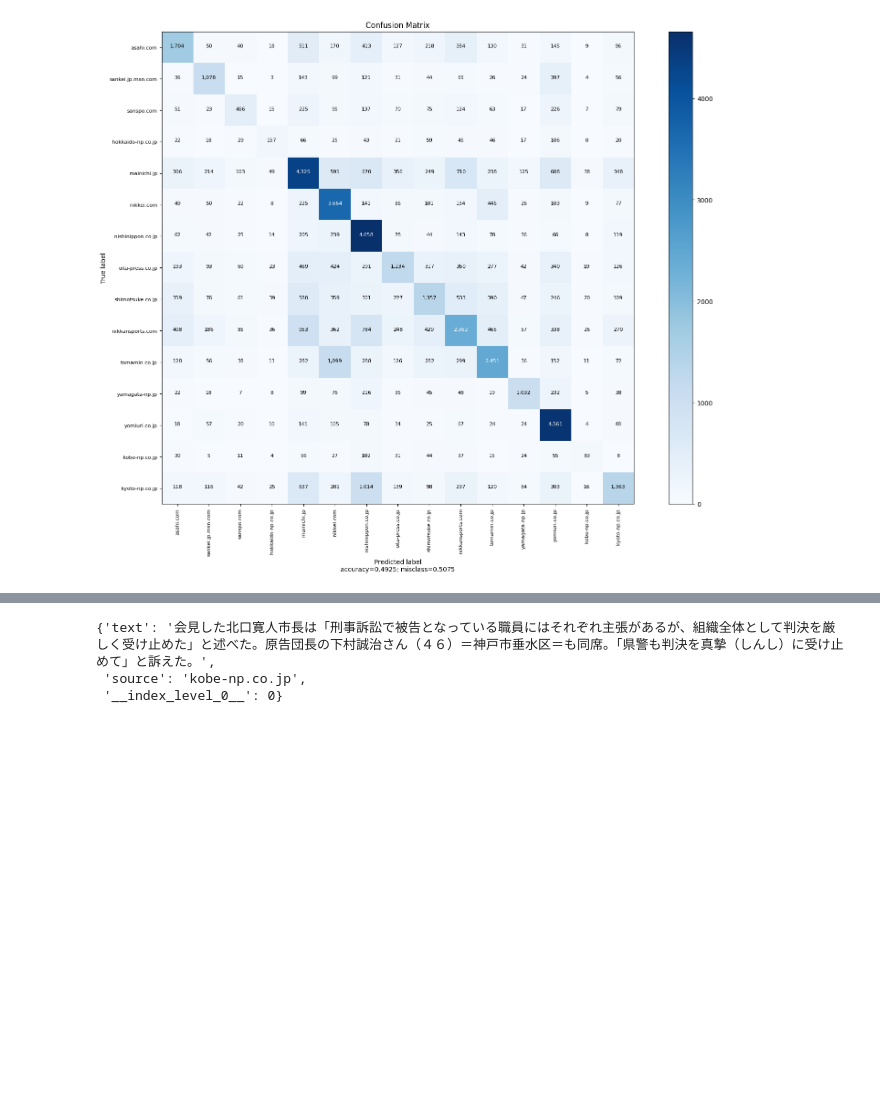
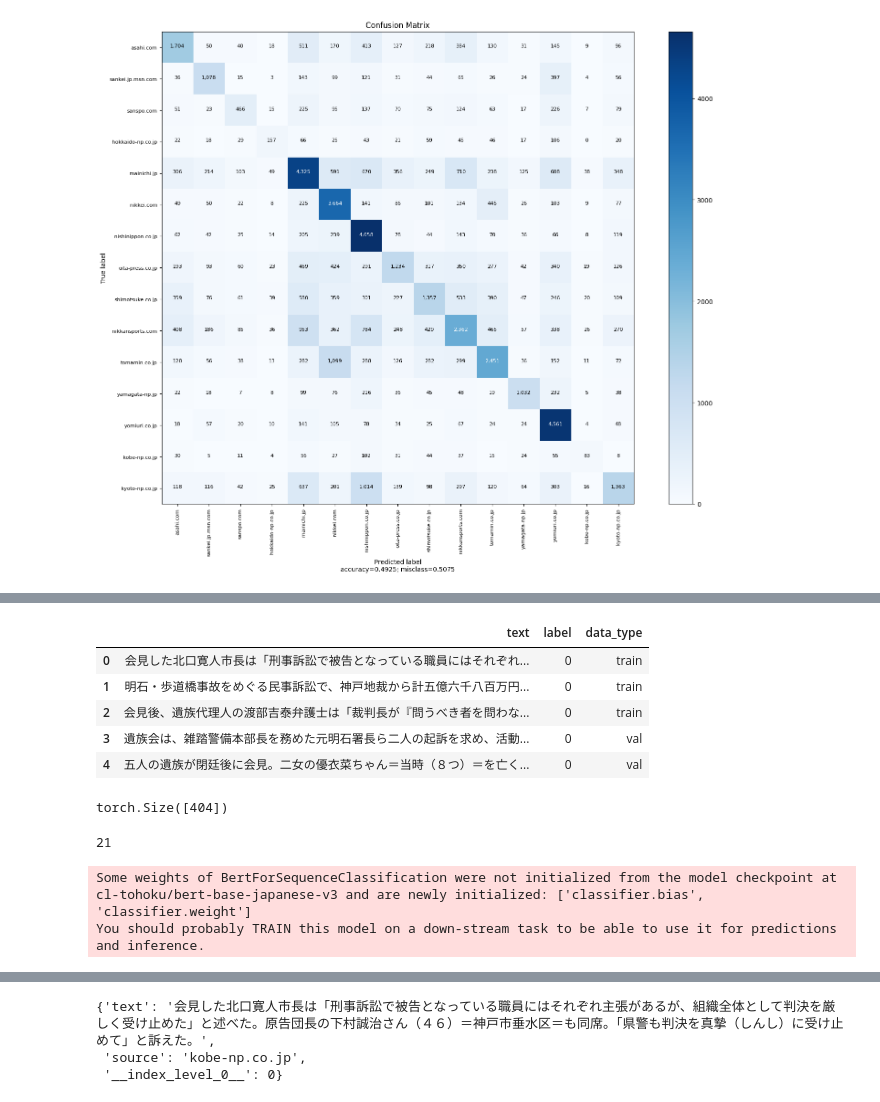
Before and after one commit to fsternini/nlp-newspaper, a Jupyter notebook: NLP.ipynb, the cells around one changed output, grey strips where cells are left out. Drawn from its saved outputs; the diff is of its cells as text; code cells hidden in the pictures; blank space fills up the shorter version.

```diff
--- a/NLP.ipynb
+++ b/NLP.ipynb
@@ -615,0 +645,7 @@ import accelerate
+# %%
+possible_labels = japanese_news["source"].unique()
+label_dict = {}
+for index, possible_label in enumerate(possible_labels):
+    label_dict[possible_label] = index
+# %%
+japanese_news['label'] = japanese_news["source"].replace(label_dict)
@@ -615,0 +654,22 @@ import accelerate
+# %%
+## Split data into train and test
+
+df = japanese_news[["text", "label"]]
+
+X_train, X_val, y_train, y_val = train_test_split(df.index.values,
+                                                  df.label.values,
+                                                  test_size=0.2,
+                                                  random_state=42,
+                                                  stratify=df.label.values)
+
+df['data_type'] = ['not_set']*df.shape[0]
+
+df.loc[X_train, 'data_type'] = 'train'
+df.loc[X_val, 'data_type'] = 'val'
+print(df[df['data_type'] == "train"]["label"].nunique())
+print(df[df['data_type'] == "val"]["label"].nunique())
+
+a = set(df[df['data_type'] == "train"]["label"].unique())
+b = set(df[df['data_type'] == "train"]["label"].unique())
+
+print(len(a), len(b), len(a.intersection(b)))
@@ -615,0 +685,9 @@ import accelerate
+# %%
+df.head()
+# %% [output]
+|  | text | label | data_type |
+| 0 | 会見した北口寛人市長は「刑事訴訟で被告となっている職員にはそれぞれ... | 0 | train |
+| 1 | 明石・歩道橋事故をめぐる民事訴訟で、神戸地裁から計五億六千八百万円... | 0 | train |
+| 2 | 会見後、遺族代理人の渡部吉泰弁護士は「裁判長が『問うべき者を問わな... | 0 | train |
+| 3 | 遺族会は、雑踏警備本部長を務めた元明石署長ら二人の起訴を求め、活動... | 0 | val |
+| 4 | 五人の遺族が閉廷後に会見。二女の優衣菜ちゃん＝当時（８つ）＝を亡く... | 0 | val |
@@ -615,0 +716,20 @@ import accelerate
+# %%
+train_data[0]["input_ids"].size()
+# %% [output]
+torch.Size([404])
+# %%
+len(label_dict)
+# %% [output]
+21
+# %%
+## Define model
+from transformers import BertForSequenceClassification
+model = BertForSequenceClassification.from_pretrained("cl-tohoku/bert-base-japanese-v3",
+                                                      num_labels=len(label_dict),
+                                                      output_attentions=False,
+                                                      output_hidden_states=False)
+
+# model.parameters
+# %% [output]
+Some weights of BertForSequenceClassification were not initialized from the model checkpoint at cl-tohoku/bert-base-japanese-v3 and are newly initialized: ['classifier.bias', 'classifier.weight']
+You should probably TRAIN this model on a down-stream task to be able to use it for predictions and inference.
```
Also changed, not shown: parts of 26 cells of this notebook.
